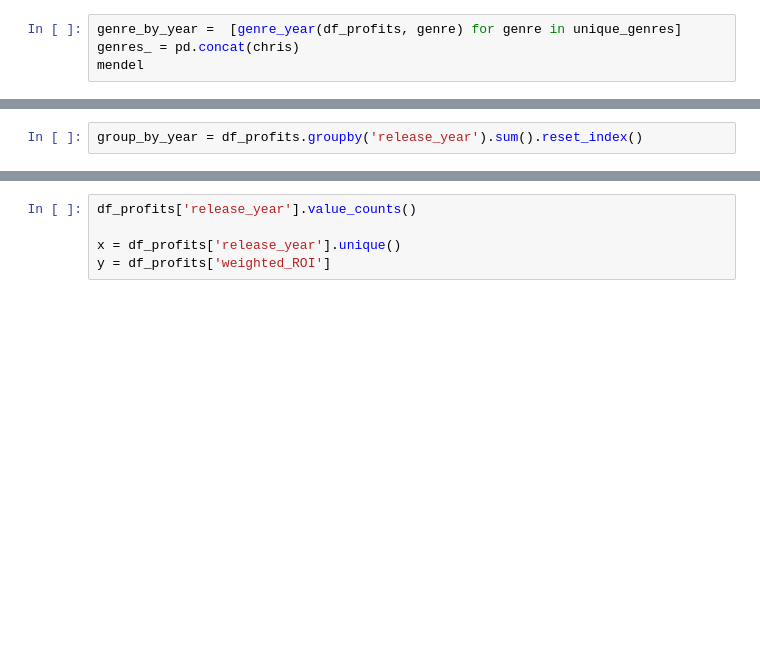
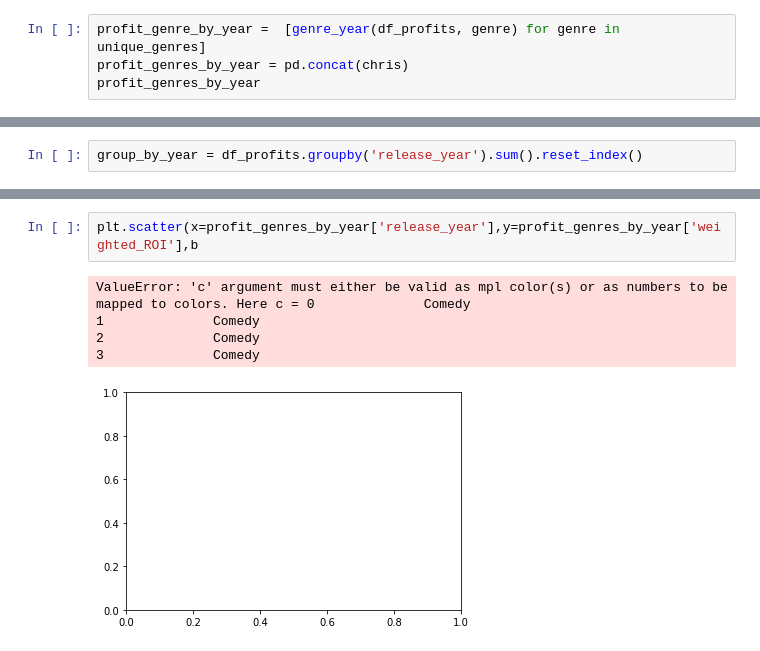
Before and after one commit to chrispfchung/mediaproject, a Jupyter notebook: Preprocessing API call Data (movieDB).ipynb, the cells around one changed output, grey strips where cells are left out. Saved outputs shown, nothing was run; the diff lists cells and outputs as text; blank space fills up the shorter version.

Commit message:
plotting out weighted ROI by genre

```diff
--- a/Preprocessing API call Data (movieDB).ipynb
+++ b/Preprocessing API call Data (movieDB).ipynb
@@ -539,9 +539,9 @@ genre_year(df_profits,'Horror')
 | 9 | 2019 | 9.388021e+06 | 221.756875 | Horror |
 | 10 | 2020 | 1.666667e+07 | -10.920000 | Horror |
 # %%
-genre_by_year =  [genre_year(df_profits, genre) for genre in unique_genres]
-genres_ = pd.concat(chris)
-mendel
+profit_genre_by_year =  [genre_year(df_profits, genre) for genre in unique_genres]
+profit_genres_by_year = pd.concat(chris)
+profit_genres_by_year
 # %% [output]
 |  | release_year | weighted_budget | weighted_ROI | genre |
 | 0 | 2010 | 1.937623e+07 | 94.586719 | Comedy |
@@ -578,8 +578,11 @@ group_by_year[(group_by_year['release_year'] >= 2010) & (group_by_year['release_
 | 87 | 2018 | 6816779171 | 56768709 | 2232.190 | 24936524209 | 15091.0 | 892.8 | 322672 | 1.811975e+10 | ... |
 | 88 | 2019 | 6223232016 | 41663915 | 3683.953 | 24010133291 | 10831.0 | 621.9 | 177547 | 1.778690e+10 | ... |
 | 89 | 2020 | 403400000 | 2364927 | 477.277 | 510956901 | 517.0 | 34.1 | 2580 | 1.075569e+08 | ... |
-# %%
-df_profits['release_year'].value_counts()
-
-x = df_profits['release_year'].unique()
-y = df_profits['weighted_ROI']
+# %%
+plt.scatter(x=profit_genres_by_year['release_year'],y=profit_genres_by_year['weighted_ROI'],b
+# %% [output]
+ValueError: 'c' argument must either be valid as mpl color(s) or as numbers to be mapped to colors. Here c = 0              Comedy
+1              Comedy
+2              Comedy
+3              Comedy
+[figure, added]
```
Also changed, not shown: parts of 1 cell of this notebook.
